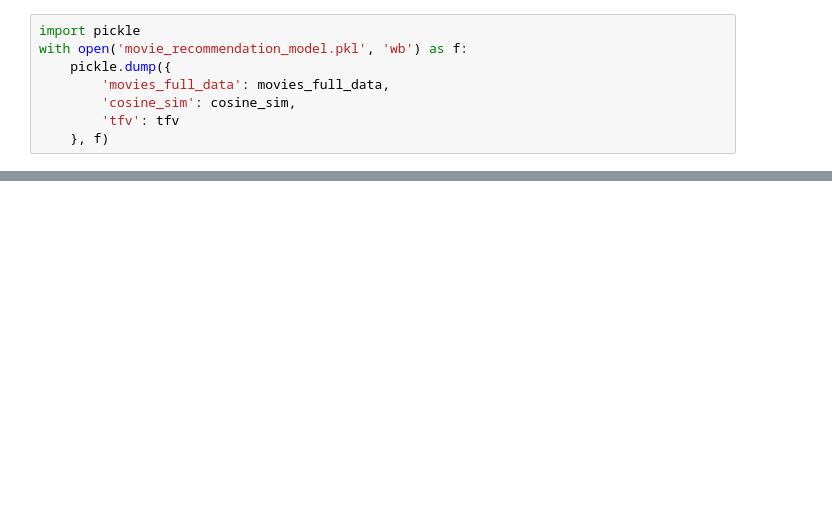
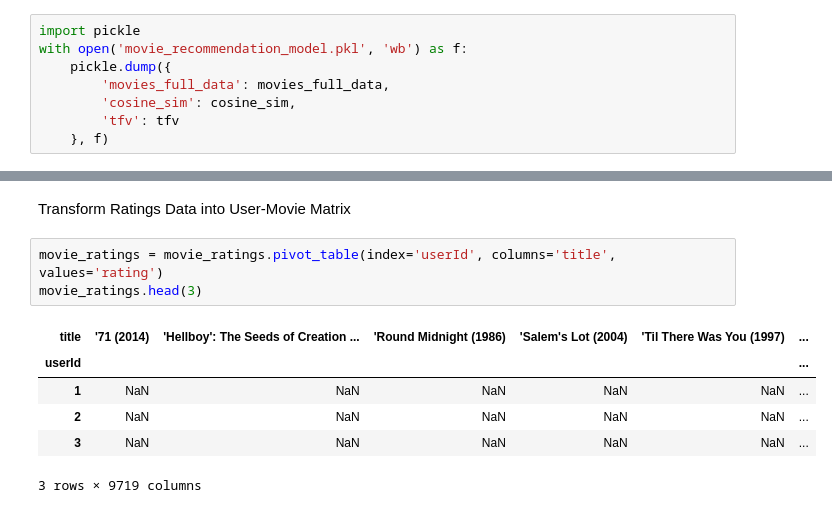
Before and after one commit to AlexMVisionTech/Recommendation-system-for-movies-, a Jupyter notebook: recommender.ipynb, the cells around one changed output, grey strips where cells are left out. Cells and saved outputs as stored; diff of their text form; blank space fills up the shorter version.

```diff
--- a/recommender.ipynb
+++ b/recommender.ipynb
@@ -564,0 +553,12 @@ with open('movie_recommendation_model.pkl', 'wb') as f:
+# %% [markdown]
+Transform Ratings Data into User-Movie Matrix
+# %%
+movie_ratings = movie_ratings.pivot_table(index='userId', columns='title', values='rating')
+movie_ratings.head(3)
+# %% [output]
+| title | '71 (2014) | 'Hellboy': The Seeds of Creation ... | 'Round Midnight (1986) | 'Salem's Lot (2004) | 'Til There Was You (1997) | ... |
+| userId |  |  |  |  |  | ... |
+| 1 | NaN | NaN | NaN | NaN | NaN | ... |
+| 2 | NaN | NaN | NaN | NaN | NaN | ... |
+| 3 | NaN | NaN | NaN | NaN | NaN | ... |
+3 rows × 9719 columns
```
Also changed, not shown: parts of 34 cells of this notebook.
